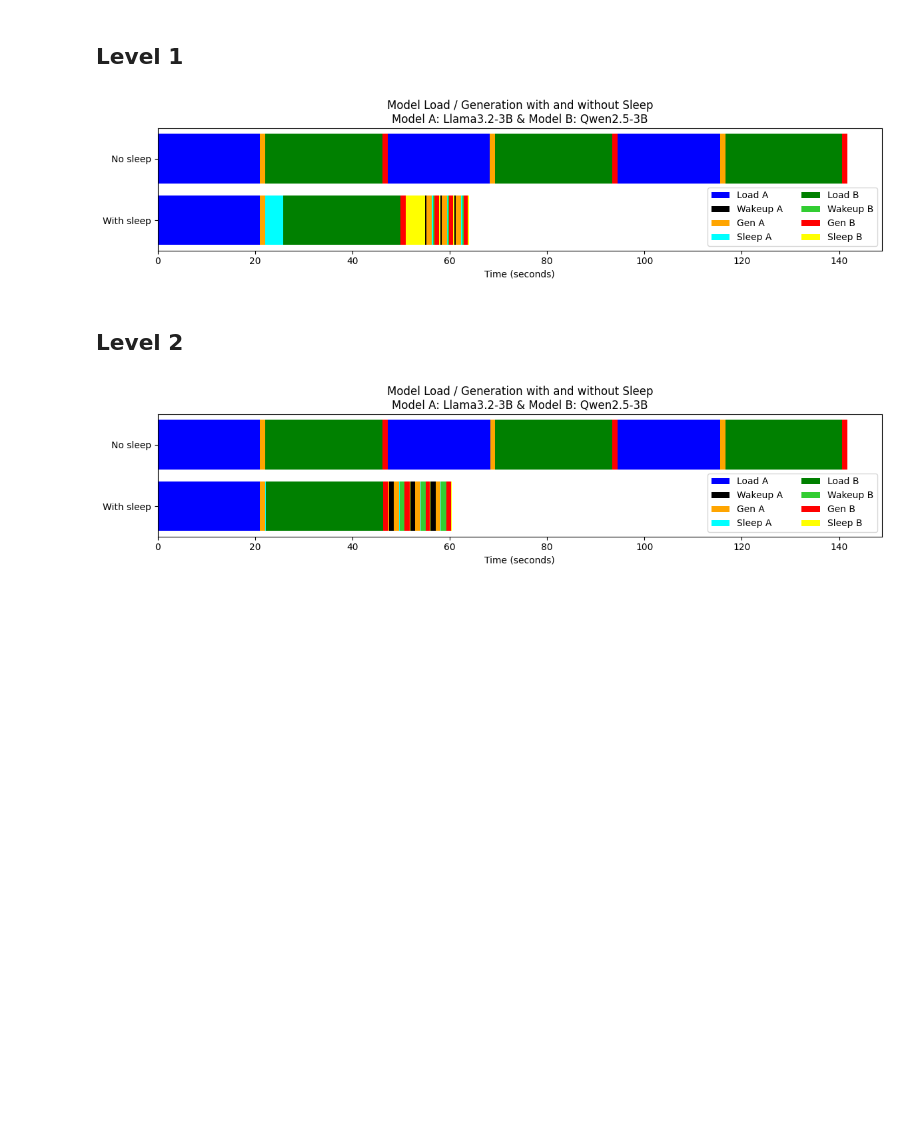
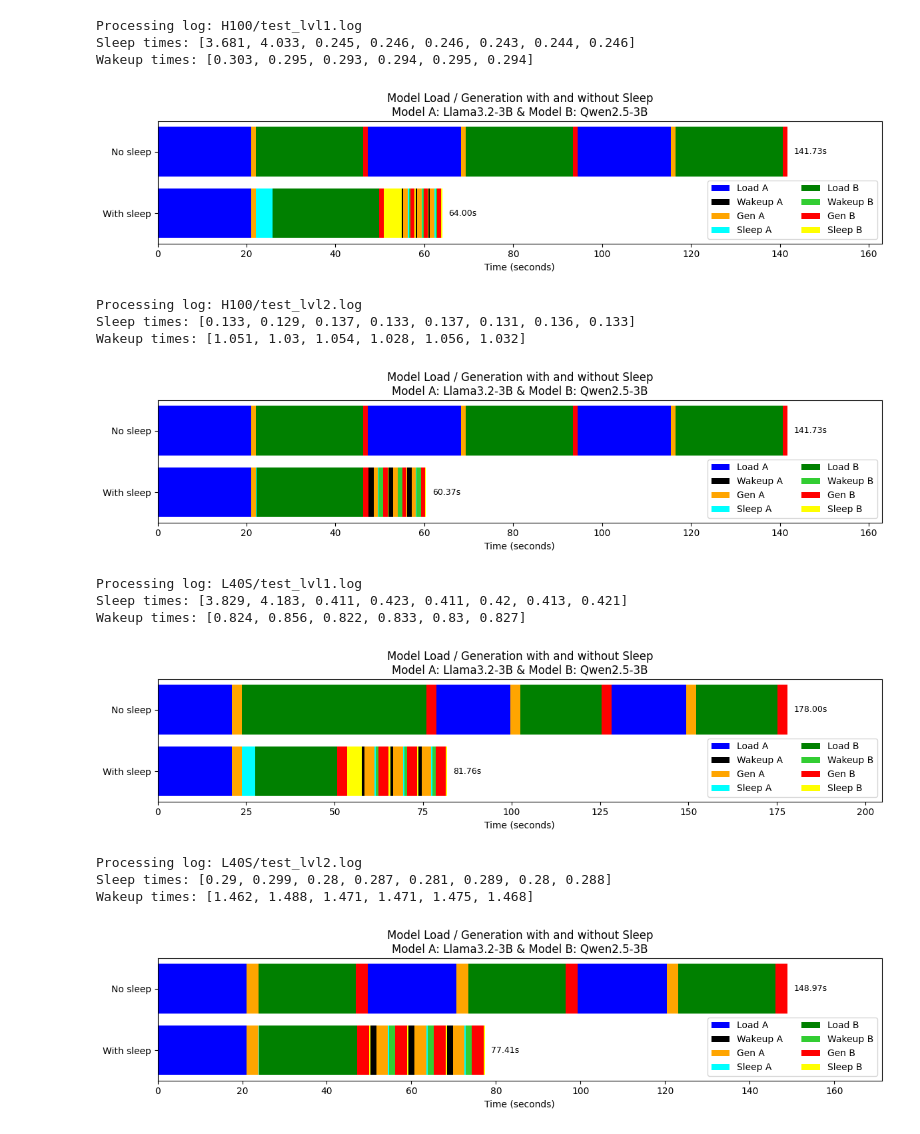
Before and after one commit to Huzifa1/vllm-serverless-optimization, a Jupyter notebook: online/analyze_timings.ipynb, the cells around one changed output. Saved outputs shown, nothing was run; the diff lists cells and outputs as text; code cells hidden in the pictures; blank space fills up the shorter version.

```diff
--- a/online/analyze_timings.ipynb
+++ b/online/analyze_timings.ipynb
@@ -145,41 +157,39 @@ def draw_boxplots(
 
     plt.tight_layout()
     plt.show()
-# %% [markdown]
-## Level 1
 # %%
-startup_times, generation_times, wakeup_times, sleep_times = extract_timings("test_lvl1.log")
-(model_a_startup_no_sleep, model_a_generation_no_sleep, model_a_startup_sleep,
- model_a_generation_sleep, model_a_sleep_times, model_a_wakeup_times,
- model_b_startup_no_sleep, model_b_generation_no_sleep, model_b_startup_sleep,
- model_b_generation_sleep, model_b_sleep_times, model_b_wakeup_times) = split_timings(
-    startup_times, generation_times, wakeup_times, sleep_times
-)
+logs = ["H100/test_lvl1.log", "H100/test_lvl2.log", "L40S/test_lvl1.log", "L40S/test_lvl2.log"]
 
-draw_boxplots(
-    model_a_startup_no_sleep, model_a_generation_no_sleep, model_a_startup_sleep,
+for log in logs:
+    print(f"Processing log: {log}")
+    startup_times, generation_times, wakeup_times, sleep_times = extract_timings(f"logs/{log}")
+    (model_a_startup_no_sleep, model_a_generation_no_sleep, model_a_startup_sleep,
     model_a_generation_sleep, model_a_sleep_times, model_a_wakeup_times,
     model_b_startup_no_sleep, model_b_generation_no_sleep, model_b_startup_sleep,
-    model_b_generation_sleep, model_b_sleep_times, model_b_wakeup_times
-)
+    model_b_generation_sleep, model_b_sleep_times, model_b_wakeup_times) = split_timings(
+        startup_times, generation_times, wakeup_times, sleep_times
+    )
+
+    draw_boxplots(
+        model_a_startup_no_sleep, model_a_generation_no_sleep, model_a_startup_sleep,
+        model_a_generation_sleep, model_a_sleep_times, model_a_wakeup_times,
+        model_b_startup_no_sleep, model_b_generation_no_sleep, model_b_startup_sleep,
+        model_b_generation_sleep, model_b_sleep_times, model_b_wakeup_times
+    )
 # %% [output]
+Processing log: H100/test_lvl1.log
+Sleep times: [3.681, 4.033, 0.245, 0.246, 0.246, 0.243, 0.244, 0.246]
+Wakeup times: [0.303, 0.295, 0.293, 0.294, 0.295, 0.294]
-[figure, old version]
+[figure, new version]
+Processing log: H100/test_lvl2.log
+Sleep times: [0.133, 0.129, 0.137, 0.133, 0.137, 0.131, 0.136, 0.133]
+Wakeup times: [1.051, 1.03, 1.054, 1.028, 1.056, 1.032]
+[figure, added]
+Processing log: L40S/test_lvl1.log
+Sleep times: [3.829, 4.183, 0.411, 0.423, 0.411, 0.42, 0.413, 0.421]
+Wakeup times: [0.824, 0.856, 0.822, 0.833, 0.83, 0.827]
+[figure, added]
+Processing log: L40S/test_lvl2.log
+Sleep times: [0.29, 0.299, 0.28, 0.287, 0.281, 0.289, 0.28, 0.288]
+Wakeup times: [1.462, 1.488, 1.471, 1.471, 1.475, 1.468]
+[figure, added]
-# %% [markdown]
-## Level 2
-# %%
-startup_times, generation_times, wakeup_times, sleep_times = extract_timings("test_lvl2.log")
-(model_a_startup_no_sleep, model_a_generation_no_sleep, model_a_startup_sleep,
- model_a_generation_sleep, model_a_sleep_times, model_a_wakeup_times,
- model_b_startup_no_sleep, model_b_generation_no_sleep, model_b_startup_sleep,
- model_b_generation_sleep, model_b_sleep_times, model_b_wakeup_times) = split_timings(
-    startup_times, generation_times, wakeup_times, sleep_times
-)
-
-draw_boxplots(
-    model_a_startup_no_sleep, model_a_generation_no_sleep, model_a_startup_sleep,
-    model_a_generation_sleep, model_a_sleep_times, model_a_wakeup_times,
-    model_b_startup_no_sleep, model_b_generation_no_sleep, model_b_startup_sleep,
-    model_b_generation_sleep, model_b_sleep_times, model_b_wakeup_times
-)
-# %% [output]
-[figure, removed]
```
Also changed, not shown: parts of 2 cells of this notebook, 14 other files.
